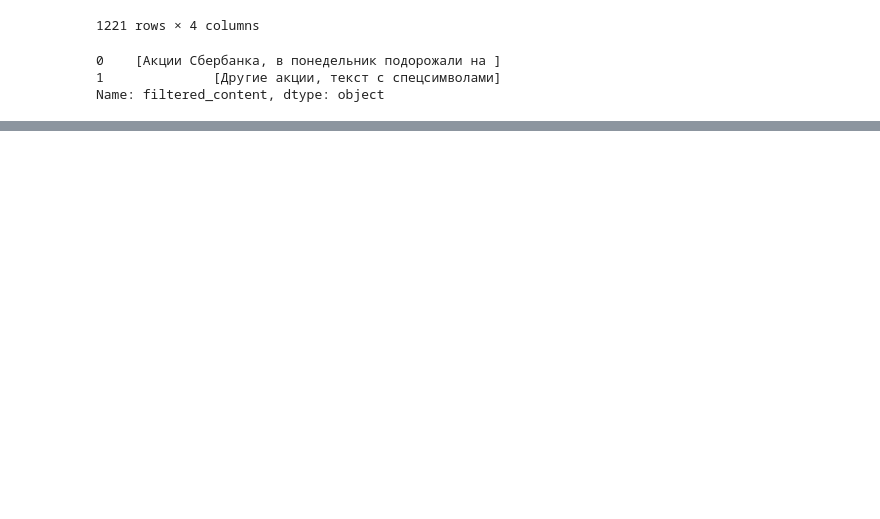
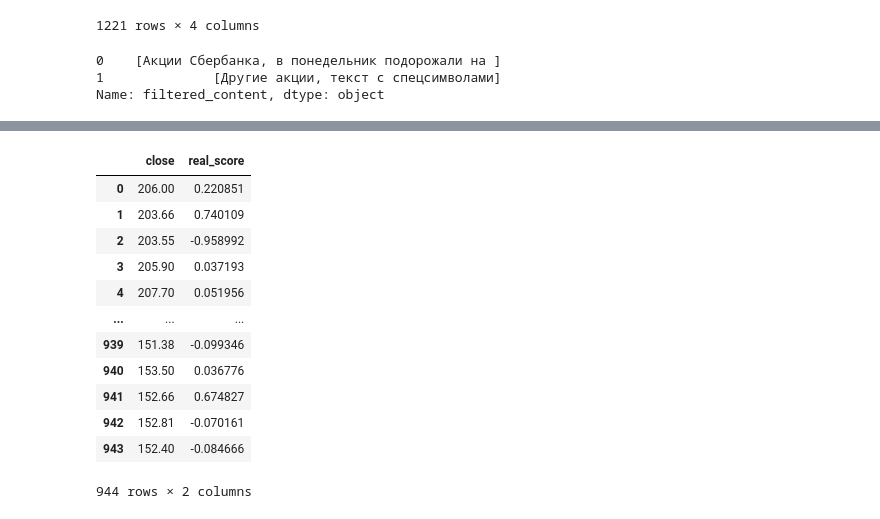
Before and after one commit to DmitryRedko/VKR-Redko-D.A., a Jupyter notebook: stocks/main.ipynb, the cells around one changed output, grey strips where cells are left out. Drawn from its saved outputs; the diff is of its cells as text; code cells hidden in the pictures; blank space fills up the shorter version.

```diff
--- a/stocks/main.ipynb
+++ b/stocks/main.ipynb
@@ -743,0 +394,16 @@ plt.show()
+# %%
+train_data
+# %% [output]
+|  | close | real_score |
+| 0 | 206.00 | 0.220851 |
+| 1 | 203.66 | 0.740109 |
+| 2 | 203.55 | -0.958992 |
+| 3 | 205.90 | 0.037193 |
+| 4 | 207.70 | 0.051956 |
+| ... | ... | ... |
+| 939 | 151.38 | -0.099346 |
+| 940 | 153.50 | 0.036776 |
+| 941 | 152.66 | 0.674827 |
+| 942 | 152.81 | -0.070161 |
+| 943 | 152.40 | -0.084666 |
+944 rows × 2 columns
```
Also changed, not shown: parts of 41 cells of this notebook, 5 other files.
